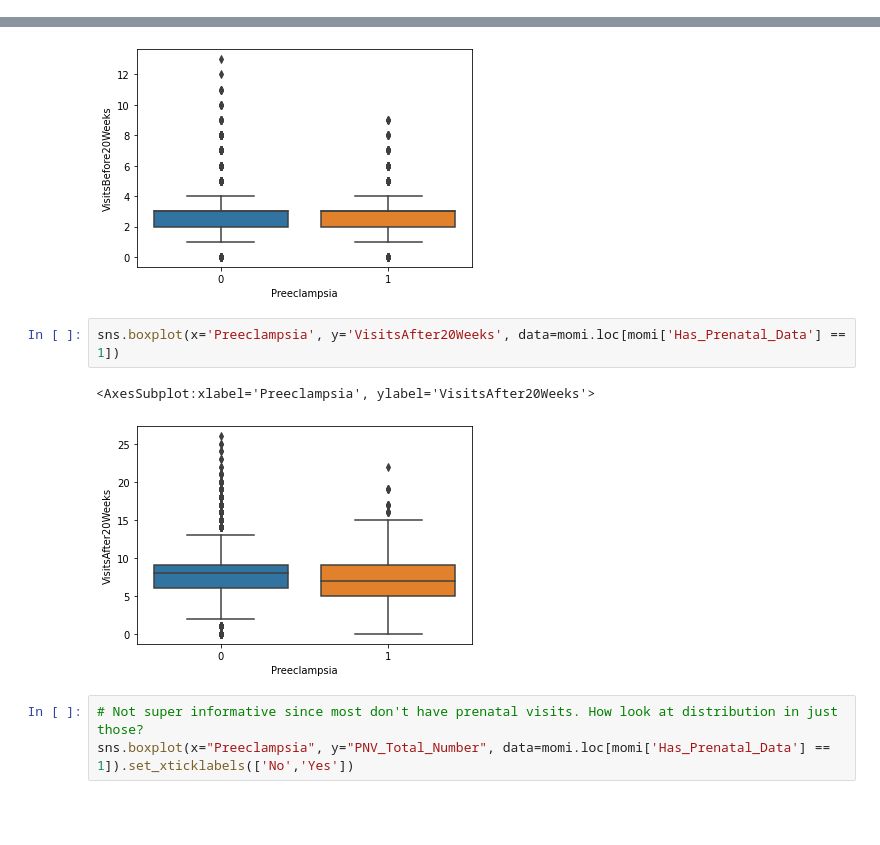
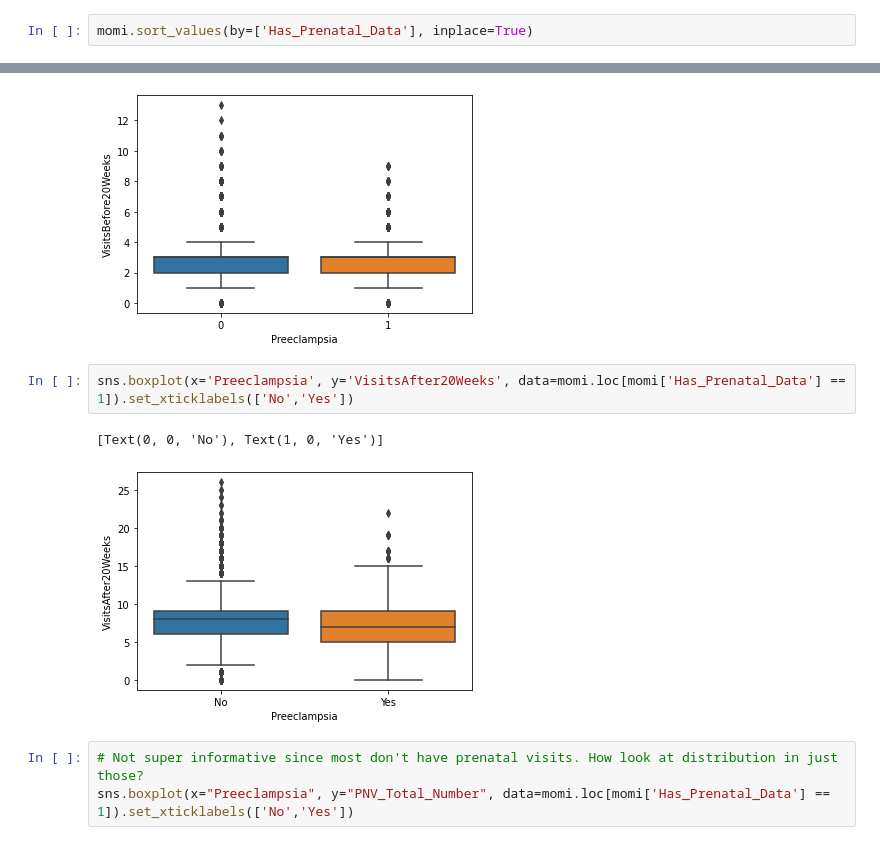
Before and after one commit to rachellb/Bennett_OUDSA5900, a Jupyter notebook: Descriptions/Momi_Descriptions.ipynb, the cells around one changed output, grey strips where cells are left out. Saved outputs shown, nothing was run; the diff lists cells and outputs as text; blank space fills up the shorter version.

Commit message:
Exploring Data, testing Texas again

```diff
--- a/Descriptions/Momi_Descriptions.ipynb
+++ b/Descriptions/Momi_Descriptions.ipynb
@@ -829,0 +901,2 @@ momi.rename(columns={"DMOMAGE": "MotherAge", "FatherAge_State": "FatherAge", "DF
+# %%
+momi.sort_values(by=['Has_Prenatal_Data'], inplace=True)
@@ -1523,10 +1614,10 @@ sns.boxplot(x='Preeclampsia', y='VisitsBefore20Weeks', data= momi.loc[momi['Has_
 <AxesSubplot:xlabel='Preeclampsia', ylabel='VisitsBefore20Weeks'>
 [figure]
 # %%
-sns.boxplot(x='Preeclampsia', y='VisitsAfter20Weeks', data=momi.loc[momi['Has_Prenatal_Data'] == 1])
+sns.boxplot(x='Preeclampsia', y='VisitsAfter20Weeks', data=momi.loc[momi['Has_Prenatal_Data'] == 1]).set_xticklabels(['No','Yes'])
 # %% [output]
-<AxesSubplot:xlabel='Preeclampsia', ylabel='VisitsAfter20Weeks'>
+[Text(0, 0, 'No'), Text(1, 0, 'Yes')]
-[figure, old version]
+[figure, new version]
 # %%
 # Not super informative since most don't have prenatal visits. How look at distribution in just those?
 sns.boxplot(x="Preeclampsia", y="PNV_Total_Number", data=momi.loc[momi['Has_Prenatal_Data'] == 1]).set_xticklabels(['No','Yes'])
```
Also changed, not shown: parts of 21 cells of this notebook, 2 other files.
